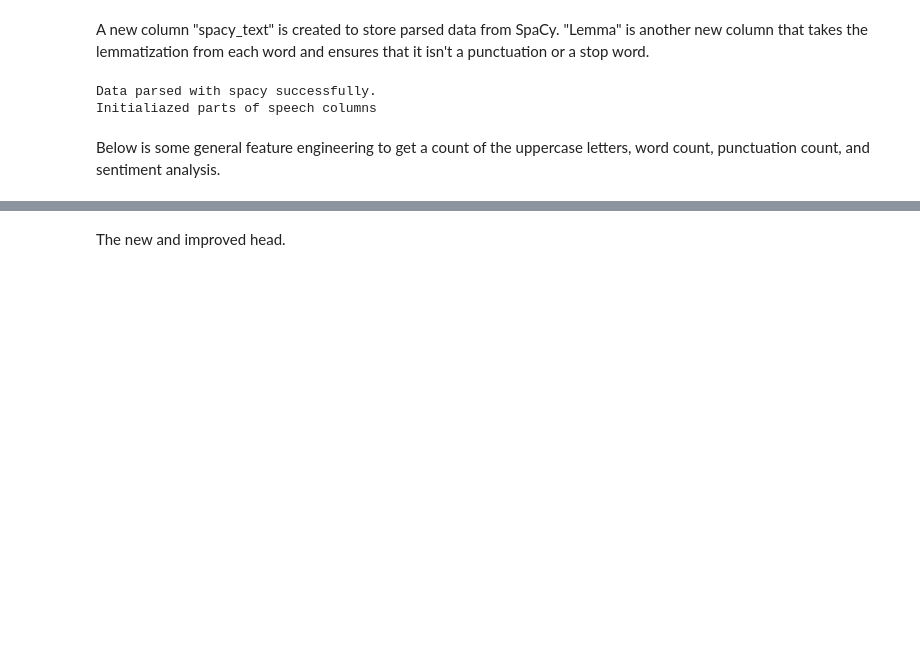
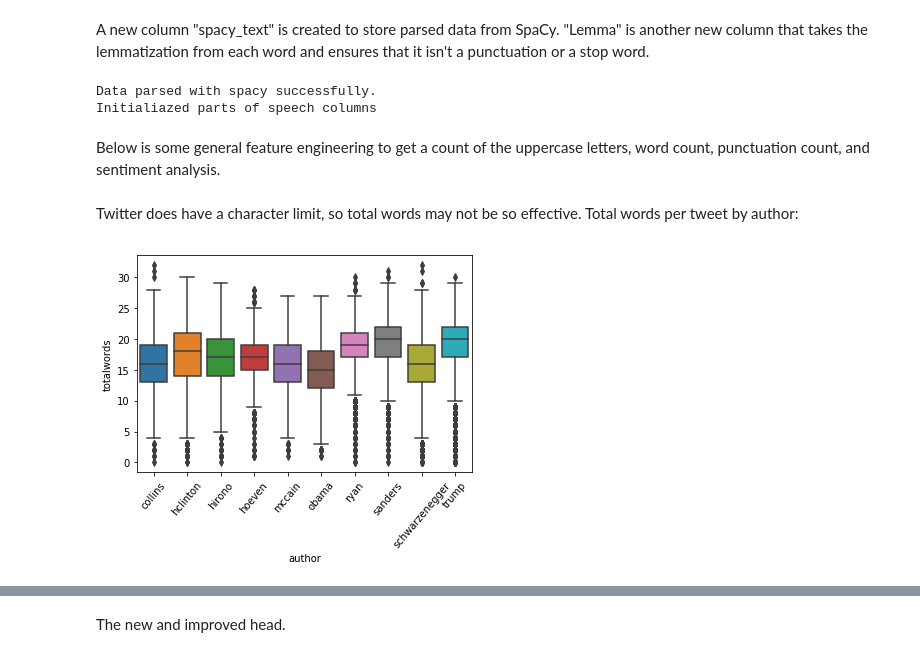
Before and after one commit to christophersanchez/DataScience, a Jupyter notebook: Thinkful/Unit4/4.5.1 Tweet Classification.ipynb, the cells around one changed output, grey strips where cells are left out. Drawn from its saved outputs; the diff is of its cells as text; code cells hidden in the pictures; blank space fills up the shorter version.

```diff
--- a/Thinkful/Unit4/4.5.1 Tweet Classification.ipynb
+++ b/Thinkful/Unit4/4.5.1 Tweet Classification.ipynb
@@ -177,0 +181,7 @@ df['created_at'] = pd.to_datetime(df['created_at'], format='%Y-%m-%d:%H:%M:%S',
+# %% [markdown]
+Twitter does have a character limit, so total words may not be so effective. Total words per tweet by author:
+# %%
+sns.boxplot(x=df.author, y=df.totalwords);
+plt.xticks(np.arange(10), ('collins', 'hclinton', 'hirono', 'hoeven', 'mccain', 'obama', 'ryan', 'sanders', 'schwarzenegger', 'trump'), rotation = 50);
+# %% [output]
+[figure, added]
```
Also changed, not shown: parts of 25 cells of this notebook.
